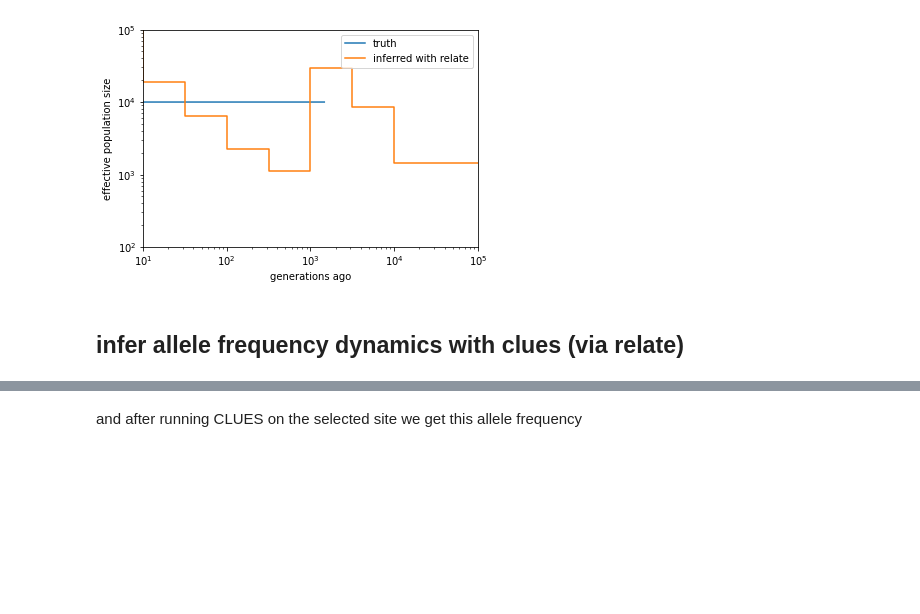
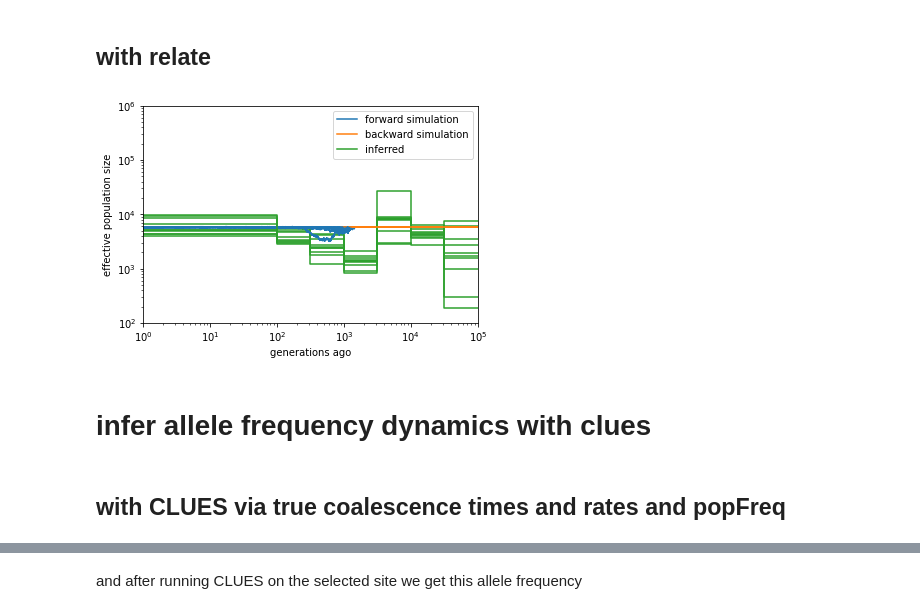
Before and after one commit to mmosmond/treescue, a Jupyter notebook: notebooks/plots.ipynb, the cells around one changed output, grey strips where cells are left out. Saved outputs shown, nothing was run; the diff lists cells and outputs as text; code cells hidden in the pictures; blank space fills up the shorter version.

Commit message:
first plot

```diff
--- a/notebooks/plots.ipynb
+++ b/notebooks/plots.ipynb
@@ -19,22 +34,50 @@ ps = dynamics[:,2]
+# %% [markdown]
+##  with relate
 # %%
 # relate
-filename=file+extra+'_popsize.coal'
-epochs = np.loadtxt(filename, skiprows=1, max_rows=1)
-coalrates = np.loadtxt(filename, skiprows=2)[2:] #note that the coal line starts with two 0s, indicating the popns being compared (https://myersgroup.github.io/relate/modules.html)
+es = []
+crs = []
+for n in ns:
+    filename = file %n + extra + '_popsize.coal'
+    epochs = np.loadtxt(filename, skiprows=1, max_rows=1)
+    es.append(epochs)
+    coalrates = np.loadtxt(filename, skiprows=2)[2:] #note that the coal line starts with two 0s, indicating the popns being compared (https://myersgroup.github.io/relate/modules.html)
+    if 0 in coalrates:
+        print('inf Ne in %d' %n)
+        coalrates = np.clip(coalrates,a_min=1e-8,a_max=None) #give some dummy small coalescence value
+    crs.append(coalrates)
-# %%
-plt.plot(ts, Ns, label='truth')
-
-plt.step(epochs, 0.5/coalrates, where='pre', label='inferred with relate')
-
-plt.xscale('log')
-plt.yscale('log')
-plt.xlabel('generations ago')
-plt.ylabel('effective population size')
-plt.xlim(1e1, 1e5)
-plt.ylim(1e2,1e5)
-plt.legend()
-plt.show()
-# %% [output]
-[figure, removed]
+# %%
+# recapitation
+Ne = 1e4
+Ne = 1e4*4/(2+4*B-3)
+tsrs = []
+Nsrs = []
+for n in ns:
+    tsr = np.array([tss[n][0], es[n][-1]]) #from "start" of forward simulation to end of inference
+    tsrs.append(tsr)
+    Nsr = np.array([Ne, Ne])
+    Nsrs.append(Nsr)
+# %%
+for n in ns:
+    plt.step(tss[n], Ness[n], color = plt.cm.tab10(0))
+    plt.step(tsrs[n], Nsrs[n], color = plt.cm.tab10(1))
+    plt.step(es[n], 0.5/crs[n], where='post', color = plt.cm.tab10(2))
+
+plt.xlabel('generations ago')
+plt.ylabel('effective population size')
+plt.xscale('log')
+plt.yscale('log')
+plt.xlim(1, 1e5)
+plt.ylim(1e2,1e6)
+plt.legend(['forward simulation','backward simulation','inferred'])
+
+figfile = file.replace('data','images') %len(ns) + extra + '.png'
+plt.savefig(figfile)
+
+plt.show()
+# %% [output]
+[figure, added]
 # %% [markdown]
-## infer allele frequency dynamics with clues (via relate)
+# infer allele frequency dynamics with clues
+# %% [markdown]
+##  with CLUES via true coalescence times and rates and popFreq
```
Also changed, not shown: parts of 41 cells of this notebook, 4 other files.
